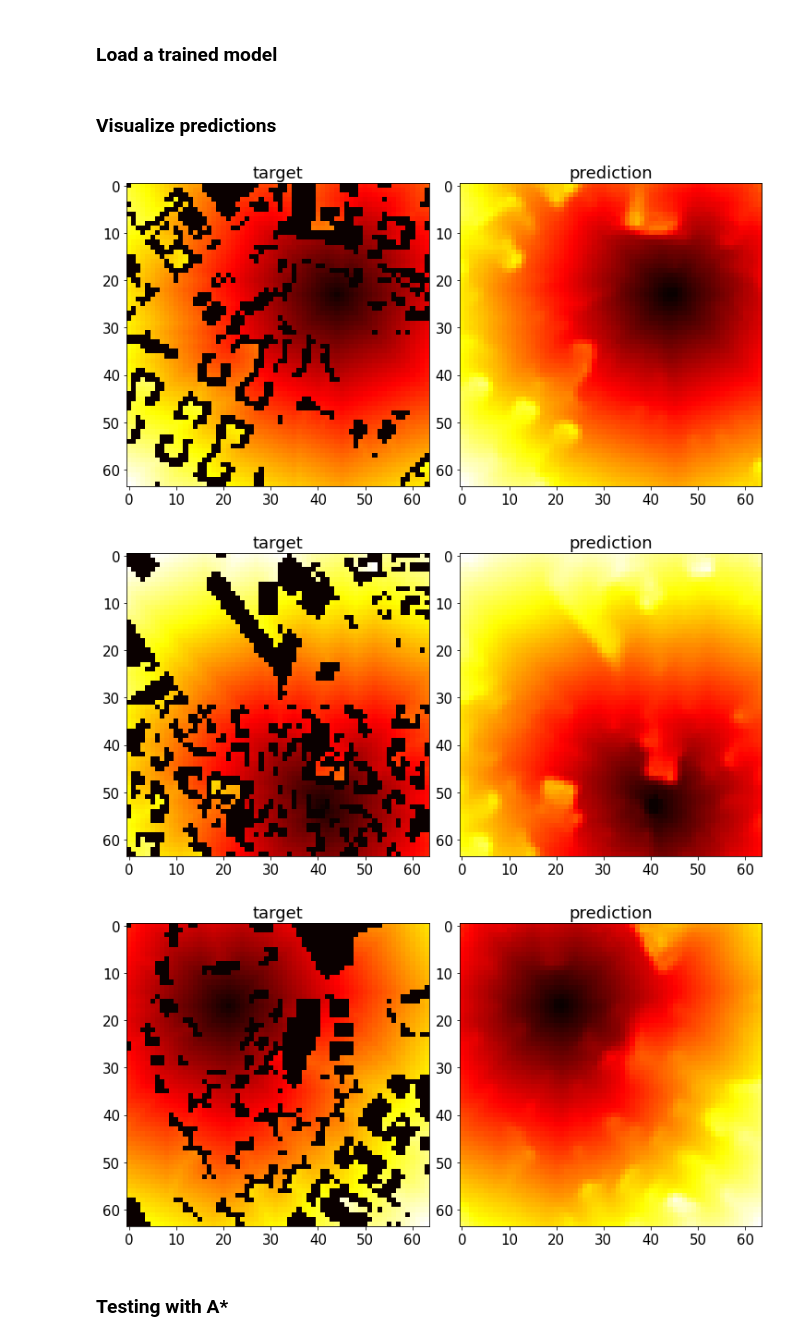
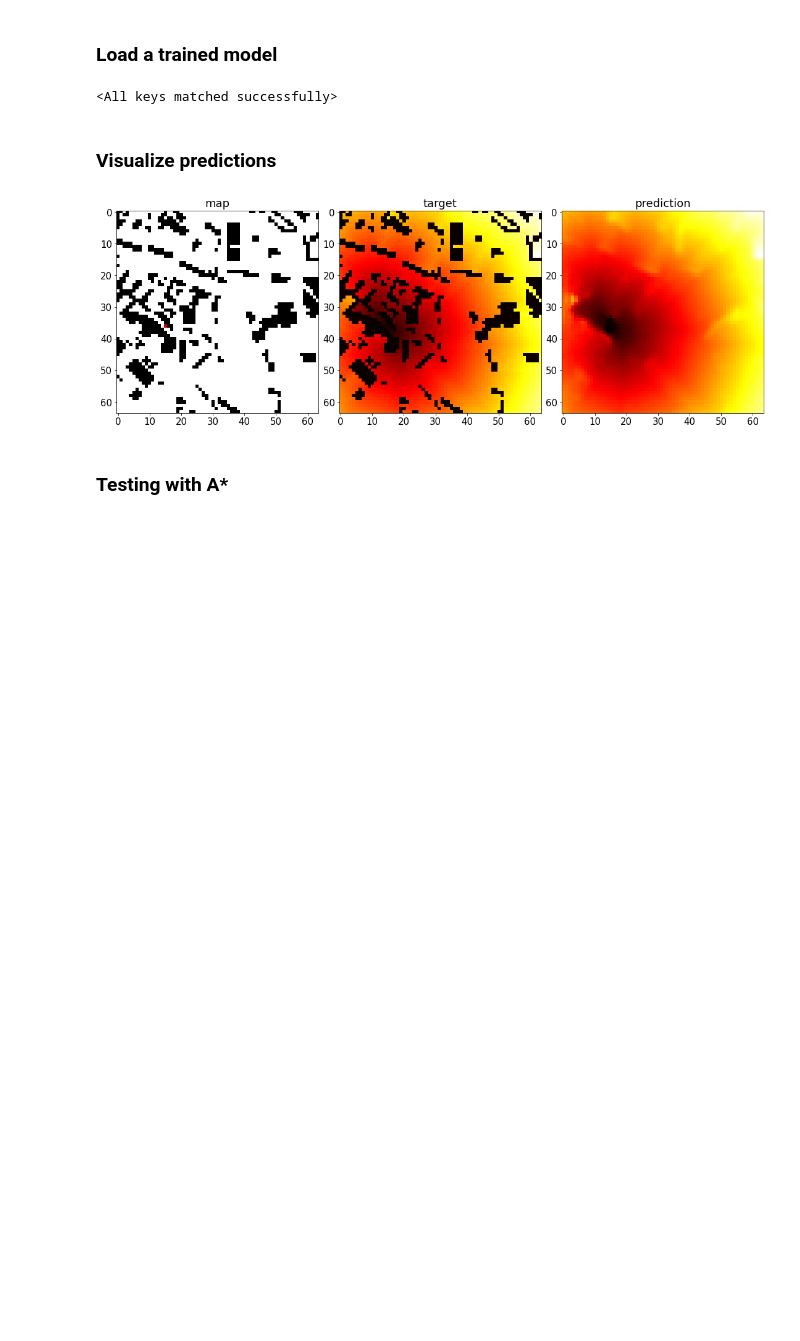
Before and after one commit to ivanoleinik/learning-heuristics, a Jupyter notebook: learning heuristics.ipynb, the cells around one changed output. Drawn from its saved outputs; the diff is of its cells as text; code cells hidden in the pictures; blank space fills up the shorter version.

```diff
--- a/learning heuristics.ipynb
+++ b/learning heuristics.ipynb
@@ -39,9 +50,9 @@ print("Using {} device".format(device))
 
 '4' at the end of the name of a variable means that 4-connected maps are considered, '8' means that 8-connected maps are considered.
 # %%
-TRAIN = 'train_data/inputs'
-TARGET4 = 'train_data/target4'
-TARGET8 = 'train_data/target8'
+TRAIN = 'data/train_data/inputs'
+TARGET4 = 'data/train_data/target4'
+TARGET8 = 'data/train_data/target8'
 # %% [markdown]
 ### Load data
 # %%
@@ -227,21 +237,23 @@ ModelMAE4.fit(train_loader4, val_loader4)
 model_name = 'model_8conn.pt'
 ModelMAE8 = Model(model_name, MAELoss)
 ModelMAE8.net.load_state_dict(torch.load(os.path.join(MODEL_PATH, model_name), map_location=device))
+# %% [output]
+<All keys matched successfully>
 # %% [markdown]
 ### Visualize predictions
 # %%
 for i, (X_, y_) in enumerate(test_loader8):
-    if i > 2:
+    if i > 0:
         break
-    fig, (ax1, ax2) = plt.subplots(1, 2, constrained_layout=True, figsize=(10, 10))
+    fig, (ax0, ax1, ax2) = plt.subplots(1, 3, constrained_layout=True, figsize=(15, 10))
+    ax0.set_title('map')
+    ax0.imshow(-X_[0, 0]-X_[0, 1]/2, cmap='gist_heat')
     ax1.set_title('target')
     ax1.imshow(y_[0, 0], cmap='hot')
     ax2.set_title('prediction')
     ax2.imshow(ModelMAE8.predict(X_.to(device))[0, 0].cpu(), cmap='hot')
 # %% [output]
-[figure, old version]
+[figure, new version]
-[figure, removed]
-[figure, removed]
 # %% [markdown]
 ### Testing with A*
 # %%
```
Also changed, not shown: parts of 3 cells of this notebook, 1 other file.
